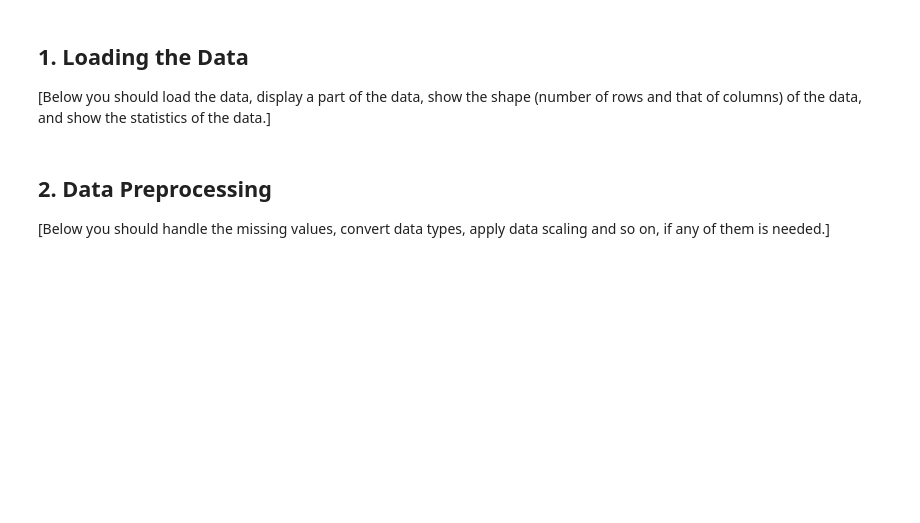
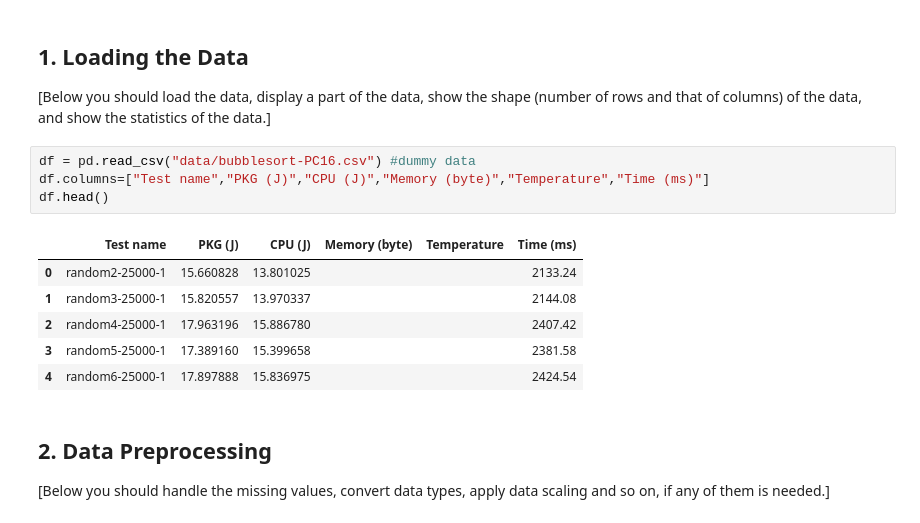
Before and after one commit to hrallil/Data-science-and-visualisation, a Jupyter notebook: Mini project/Miniproject_template.ipynb, the cells around one changed output. Saved outputs shown, nothing was run; the diff lists cells and outputs as text; blank space fills up the shorter version.

```diff
--- a/Mini project/Miniproject_template.ipynb
+++ b/Mini project/Miniproject_template.ipynb
@@ -48,6 +50,17 @@ import xxx
 ## 1. Loading the Data
 
 [Below you should load the data, display a part of the data, show the shape (number of rows and that of columns) of the data, and show the statistics of the data.]
+# %%
+df = pd.read_csv("data/bubblesort-PC16.csv") #dummy data
+df.columns=["Test name","PKG (J)","CPU (J)","Memory (byte)","Temperature","Time (ms)"]
+df.head()
+# %% [output]
+|  | Test name | PKG (J) | CPU (J) | Memory (byte) | Temperature | Time (ms) |
+| 0 | random2-25000-1 | 15.660828 | 13.801025 |  |  | 2133.24 |
+| 1 | random3-25000-1 | 15.820557 | 13.970337 |  |  | 2144.08 |
+| 2 | random4-25000-1 | 17.963196 | 15.886780 |  |  | 2407.42 |
+| 3 | random5-25000-1 | 17.389160 | 15.399658 |  |  | 2381.58 |
+| 4 | random6-25000-1 | 17.897888 | 15.836975 |  |  | 2424.54 |
 # %% [markdown]
 ## 2. Data Preprocessing
 
```
Also changed, not shown: parts of 7 cells of this notebook, 2 other files.
